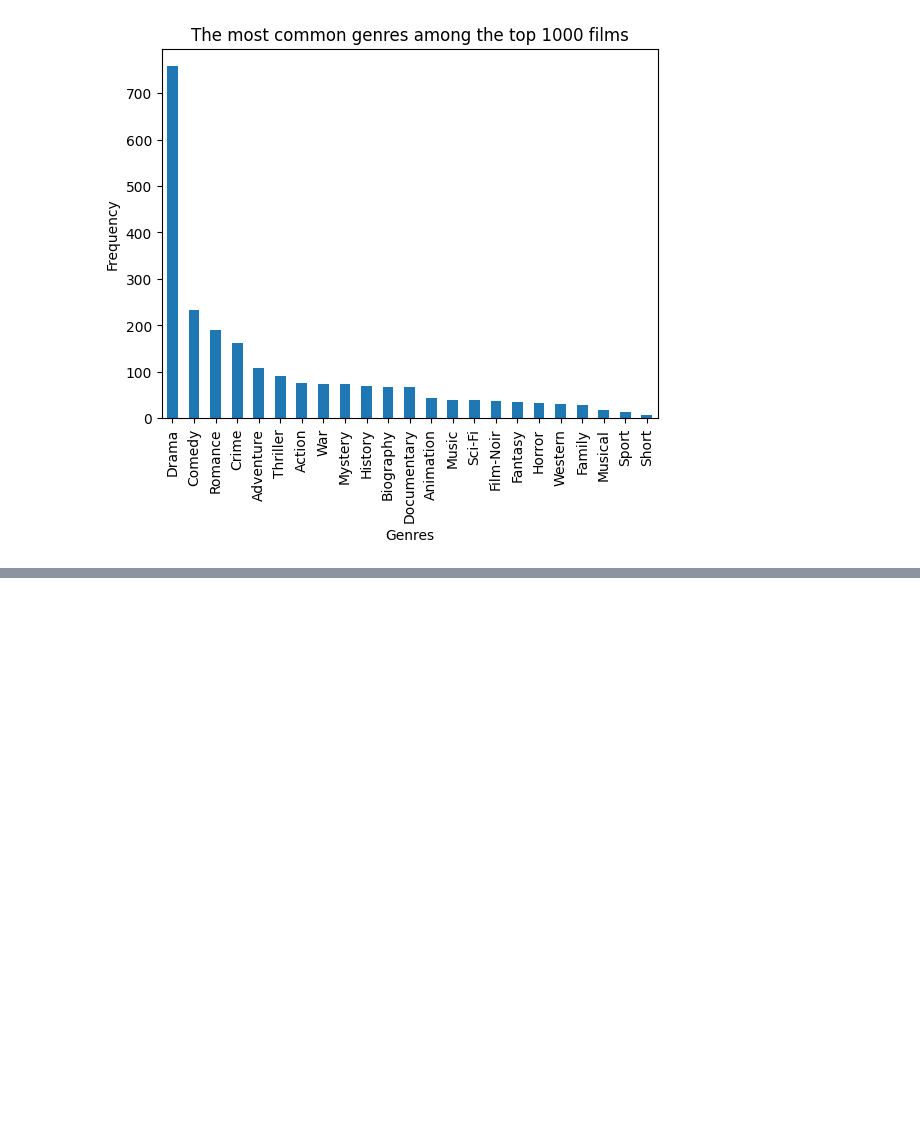
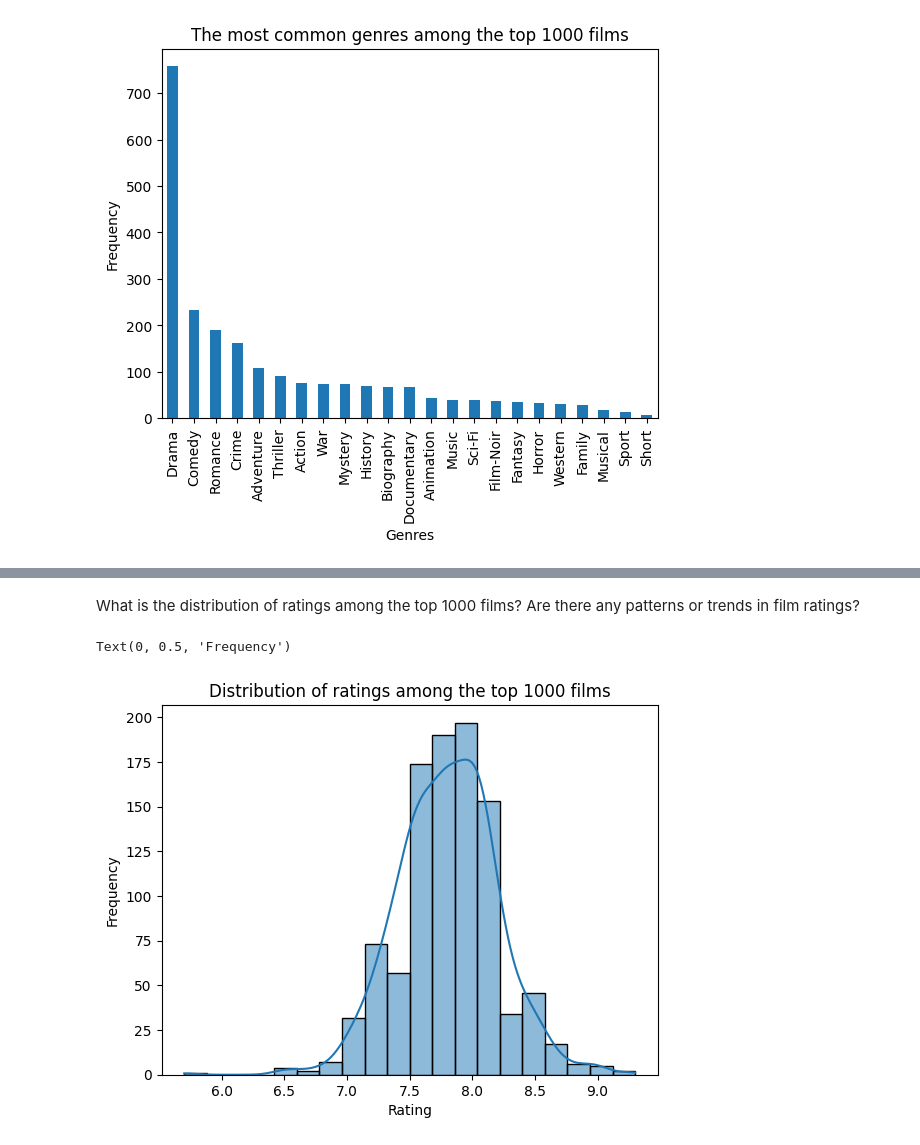
Before and after one commit to luongkhanhphuong2412/Movie_Recommedation_System, a Jupyter notebook: movie_analysis.ipynb, the cells around one changed output, grey strips where cells are left out. Drawn from its saved outputs; the diff is of its cells as text; code cells hidden in the pictures; blank space fills up the shorter version.

```diff
--- a/movie_analysis.ipynb
+++ b/movie_analysis.ipynb
@@ -301,0 +370,10 @@ Are there any genres that have become more or less popular over time?
+# %% [markdown]
+What is the distribution of ratings among the top 1000 films? Are there any patterns or trends in film ratings?
+# %%
+sns.histplot(data=df, x='Rating', bins=20, kde = 'True')
+plt.title('Distribution of ratings among the top 1000 films')
+plt.xlabel('Rating')
+plt.ylabel('Frequency')
+# %% [output]
+Text(0, 0.5, 'Frequency')
+[figure, added]
```
Also changed, not shown: parts of 25 cells of this notebook, 6 other files.
